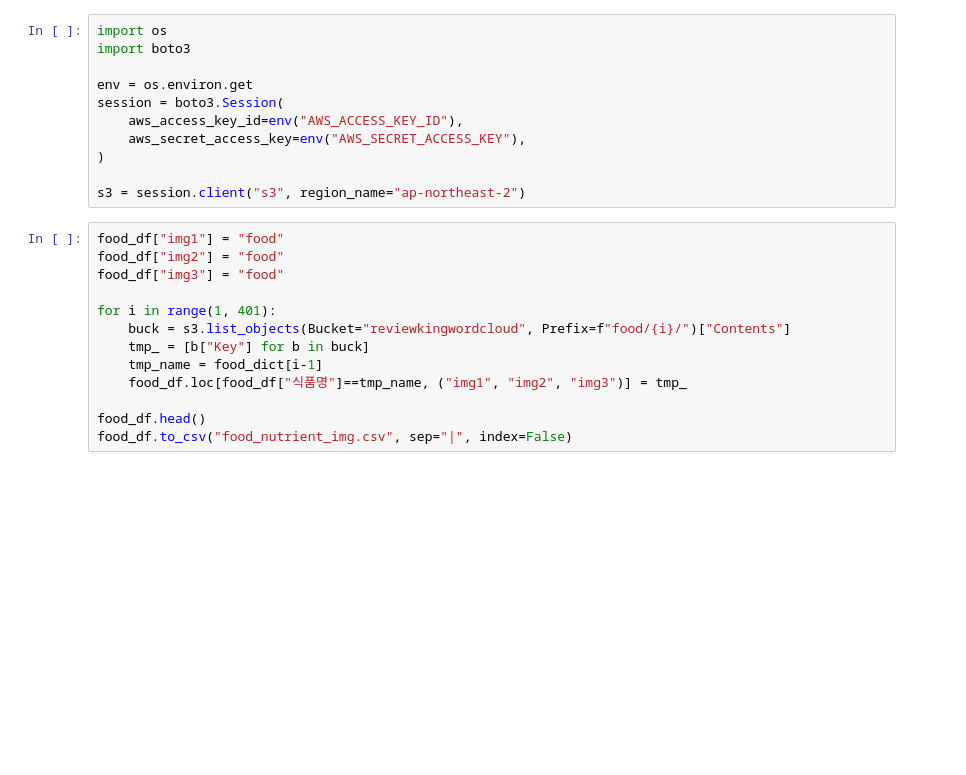
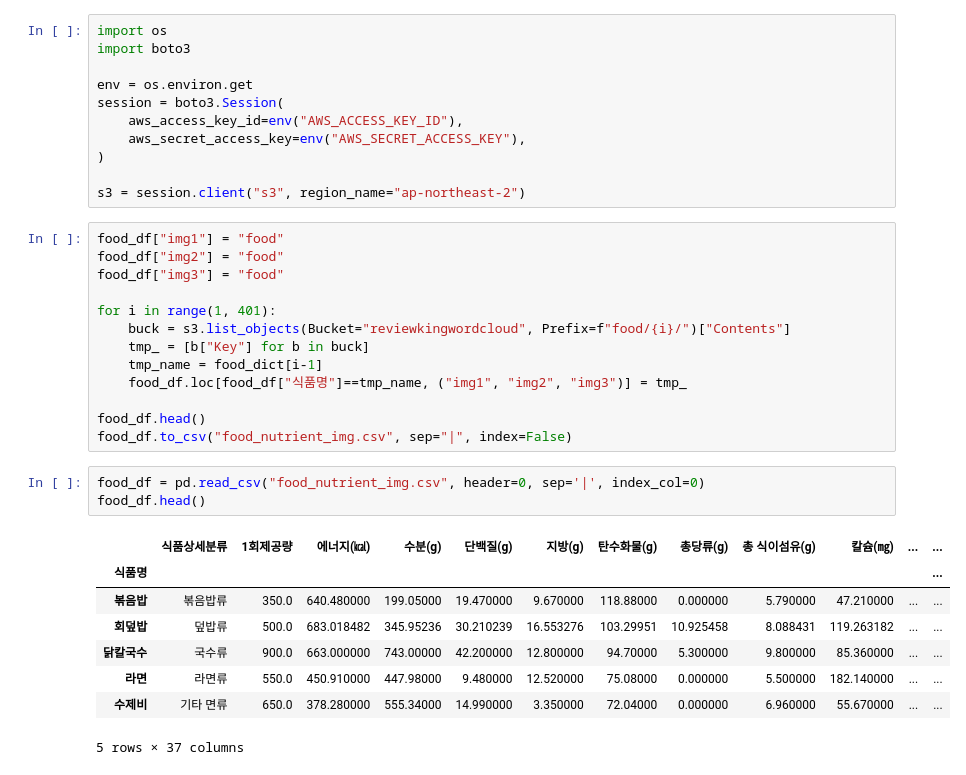
Before and after one commit to JiSeek/jiseek-backend, a Jupyter notebook: data/food_img.ipynb, the cells around one changed output. Saved outputs shown, nothing was run; the diff lists cells and outputs as text; blank space fills up the shorter version.

```diff
--- a/data/food_img.ipynb
+++ b/data/food_img.ipynb
@@ -43,3 +43,15 @@ for i in range(1, 401):
 
 food_df.head()
 food_df.to_csv("food_nutrient_img.csv", sep="|", index=False)
+# %%
+food_df = pd.read_csv("food_nutrient_img.csv", header=0, sep='|', index_col=0)
+food_df.head()
+# %% [output]
+|  | 식품상세분류 | 1회제공량 | 에너지(㎉) | 수분(g) | 단백질(g) | 지방(g) | 탄수화물(g) | 총당류(g) | 총 식이섬유(g) | 칼슘(㎎) | ... | ... |
+| 식품명 |  |  |  |  |  |  |  |  |  |  |  | ... |
+| 볶음밥 | 볶음밥류 | 350.0 | 640.480000 | 199.05000 | 19.470000 | 9.670000 | 118.88000 | 0.000000 | 5.790000 | 47.210000 | ... | ... |
+| 회덮밥 | 덮밥류 | 500.0 | 683.018482 | 345.95236 | 30.210239 | 16.553276 | 103.29951 | 10.925458 | 8.088431 | 119.263182 | ... | ... |
+| 닭칼국수 | 국수류 | 900.0 | 663.000000 | 743.00000 | 42.200000 | 12.800000 | 94.70000 | 5.300000 | 9.800000 | 85.360000 | ... | ... |
+| 라면 | 라면류 | 550.0 | 450.910000 | 447.98000 | 9.480000 | 12.520000 | 75.08000 | 0.000000 | 5.500000 | 182.140000 | ... | ... |
+| 수제비 | 기타 면류 | 650.0 | 378.280000 | 555.34000 | 14.990000 | 3.350000 | 72.04000 | 0.000000 | 6.960000 | 55.670000 | ... | ... |
+5 rows × 37 columns
```
Also changed, not shown: parts of 3 cells of this notebook, 2 other files.
